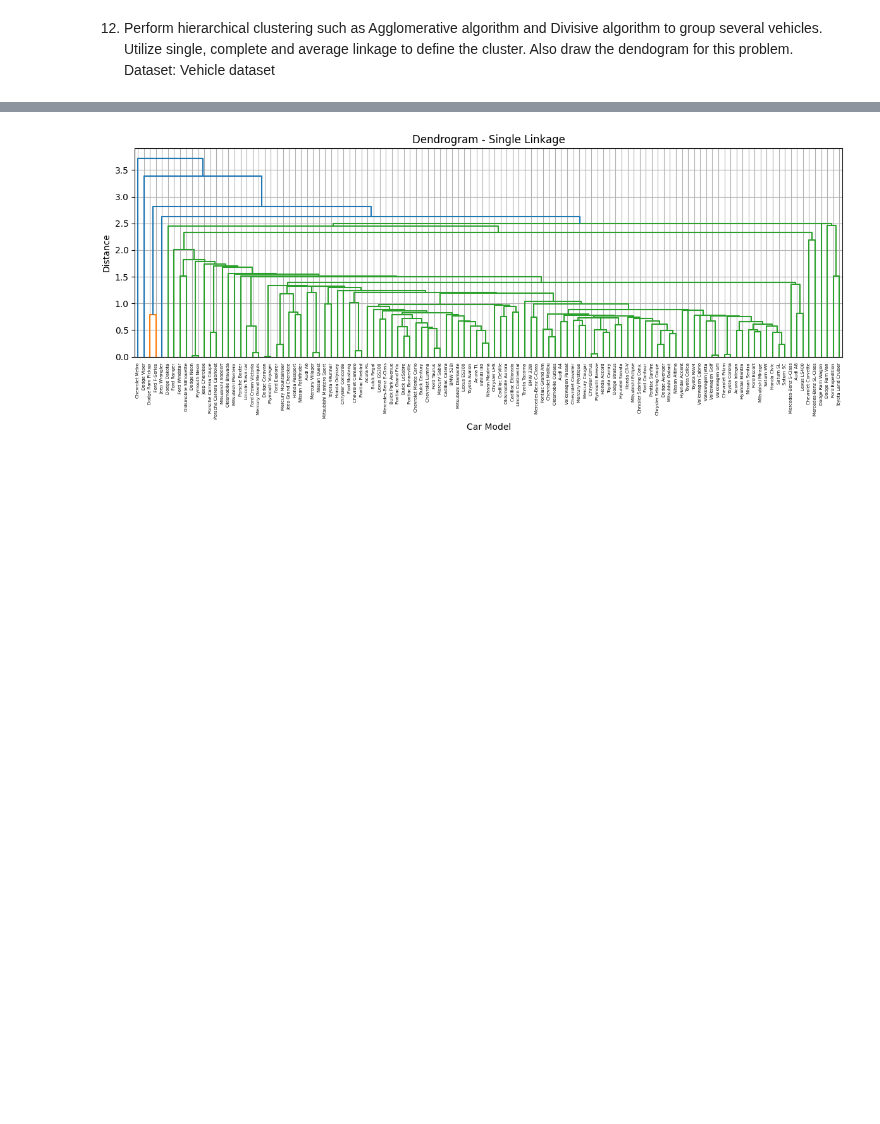
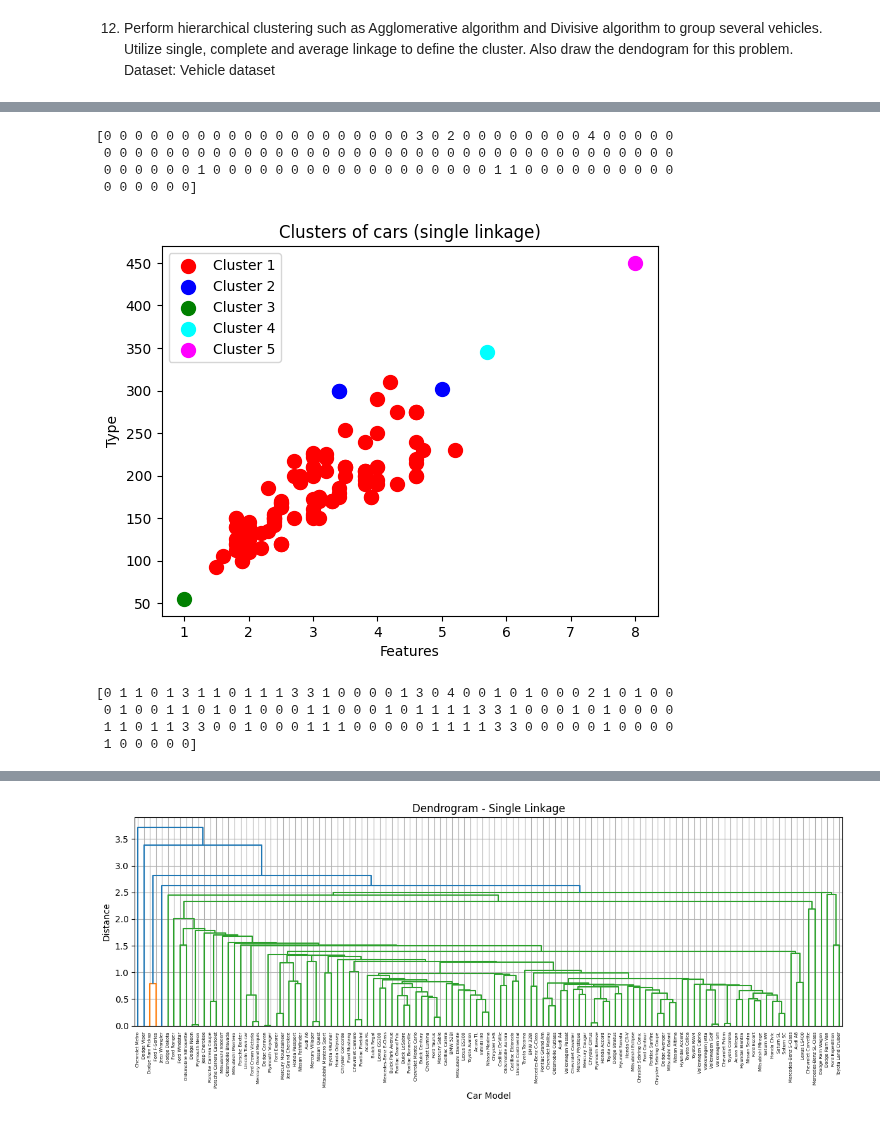
Before and after one commit to PALLADIUM26/ML, a Jupyter notebook: ML12_hcad.ipynb, the cells around one changed output, grey strips where cells are left out. Cells and saved outputs as stored; diff of their text form; code cells hidden in the pictures; blank space fills up the shorter version.

```diff
--- a/ML12_hcad.ipynb
+++ b/ML12_hcad.ipynb
@@ -33,0 +57,33 @@ scaled_features = scaler.fit_transform(features)
+# %%
+hc = AgglomerativeClustering(n_clusters = 5, linkage = 'single')
+X = features.values
+y_hc = hc.fit_predict(X)
+print(y_hc)
+# %% [output]
+[0 0 0 0 0 0 0 0 0 0 0 0 0 0 0 0 0 0 0 0 3 0 2 0 0 0 0 0 0 0 0 4 0 0 0 0 0
+ 0 0 0 0 0 0 0 0 0 0 0 0 0 0 0 0 0 0 0 0 0 0 0 0 0 0 0 0 0 0 0 0 0 0 0 0 0
+ 0 0 0 0 0 0 1 0 0 0 0 0 0 0 0 0 0 0 0 0 0 0 0 0 0 1 1 0 0 0 0 0 0 0 0 0 0
+ 0 0 0 0 0 0]
+# %%
+plt.scatter(X[y_hc == 0, 0], X[y_hc == 0, 1], s = 100, c = 'red', label = 'Cluster 1')
+plt.scatter(X[y_hc == 1, 0], X[y_hc == 1, 1], s = 100, c = 'blue', label = 'Cluster 2')
+plt.scatter(X[y_hc == 2, 0], X[y_hc == 2, 1], s = 100, c = 'green', label = 'Cluster 3')
+plt.scatter(X[y_hc == 3, 0], X[y_hc == 3, 1], s = 100, c = 'cyan', label = 'Cluster 4')
+plt.scatter(X[y_hc == 4, 0], X[y_hc == 4, 1], s = 100, c = 'magenta', label = 'Cluster 5')
+plt.title('Clusters of cars (single linkage)')
+plt.xlabel('Features')
+plt.ylabel('Type')
+plt.legend()
+plt.show()
+# %% [output]
+[figure, added]
+# %%
+hc = AgglomerativeClustering(n_clusters = 5, linkage = 'complete')
+X = features.values
+y_hc = hc.fit_predict(X)
+print(y_hc)
+# %% [output]
+[0 1 1 0 1 3 1 1 0 1 1 1 3 3 1 0 0 0 0 1 3 0 4 0 0 1 0 1 0 0 0 2 1 0 1 0 0
+ 0 1 0 0 1 1 0 1 0 1 0 0 0 1 1 0 0 0 1 0 1 1 1 1 3 3 1 0 0 0 1 0 1 0 0 0 0
+ 1 1 0 1 1 3 3 0 0 1 0 0 0 1 1 1 0 0 0 0 0 1 1 1 1 3 3 0 0 0 0 0 1 0 0 0 0
+ 1 0 0 0 0 0]
```
Also changed, not shown: parts of 5 cells of this notebook.
